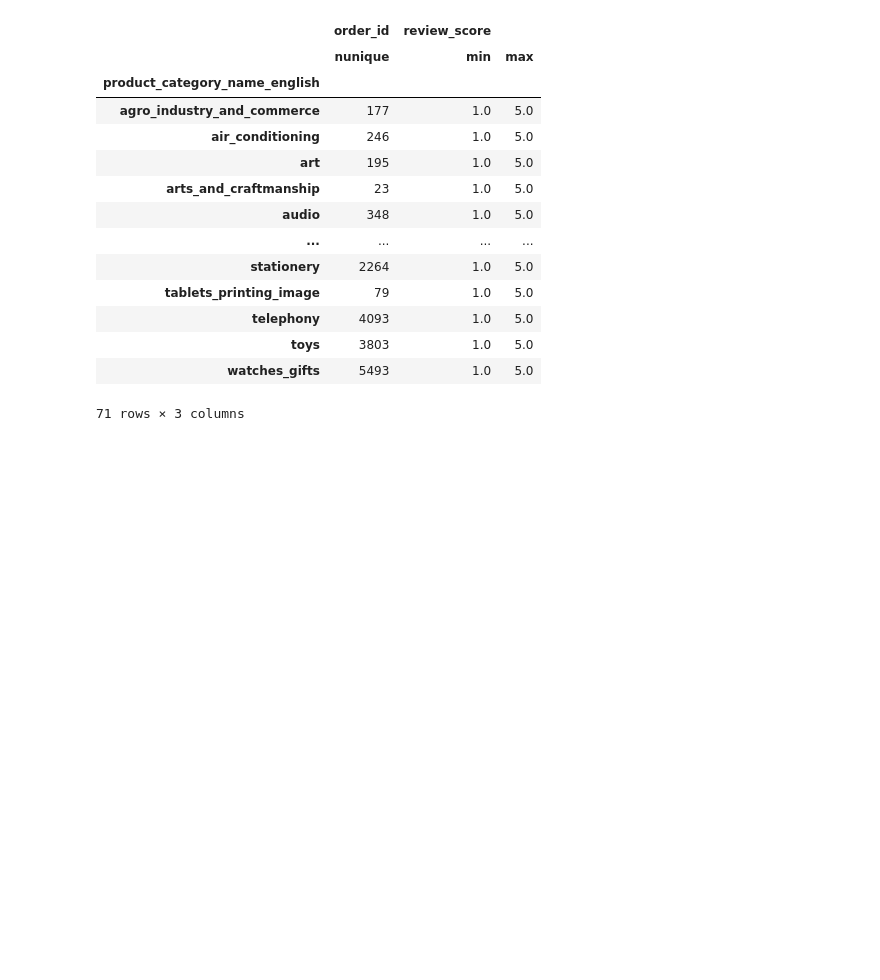
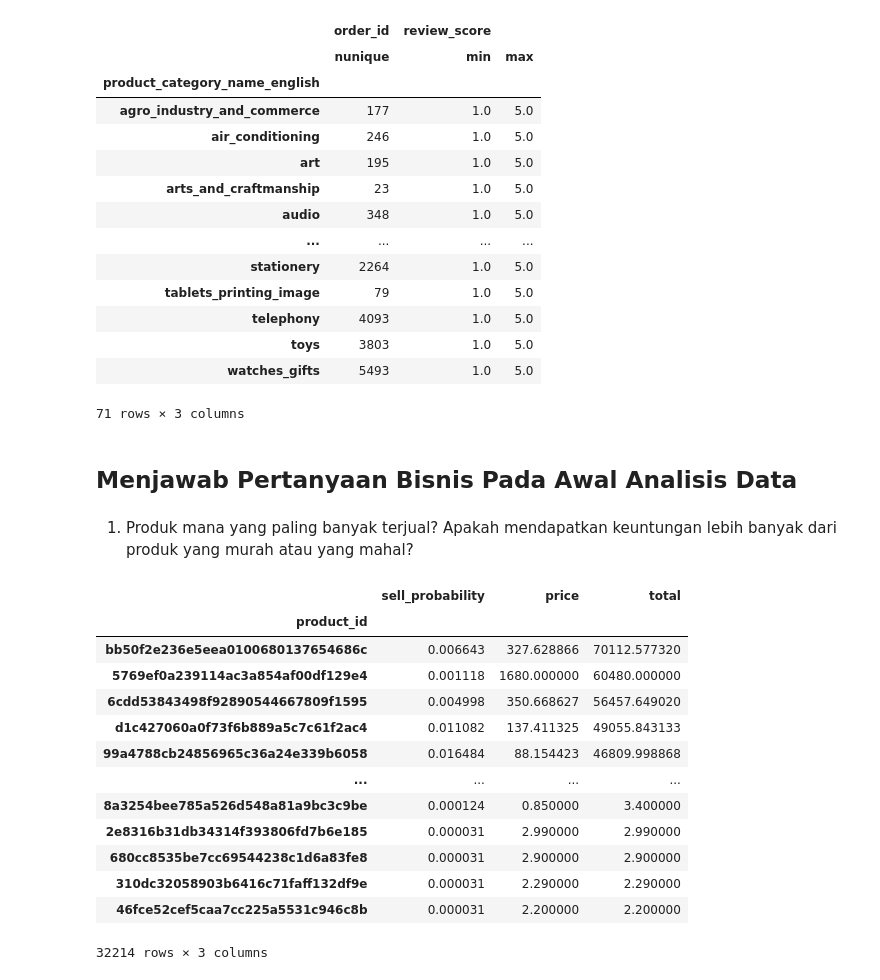
Before and after one commit to RafiyatnSandya/Data-Analyst-Dicoding, a Jupyter notebook: notebook.ipynb, the cells around one changed output. Saved outputs shown, nothing was run; the diff lists cells and outputs as text; code cells hidden in the pictures; blank space fills up the shorter version.

```diff
--- a/notebook.ipynb
+++ b/notebook.ipynb
@@ -801,3 +807,32 @@ all_data.groupby(by="product_category_name_english").agg({
 # %%
 output_csv_path = "drive/MyDrive/asli_git/data/df.csv"
 all_data_df.to_csv(output_csv_path, index=False)
+# %% [markdown]
+## Menjawab Pertanyaan Bisnis Pada Awal Analisis Data
+# %% [markdown]
+1. Produk mana yang paling banyak terjual? Apakah mendapatkan keuntungan lebih banyak dari produk yang murah atau yang mahal?
+# %%
+items_product = data['items'].merge(data['products'], on= 'product_id', how= 'inner')
+orders_ip = data['orders'].merge(items_product, on='order_id', how='inner')
+
+# pivot table aggregating by # of items bought and mean of price ('will be the same')
+product_revenue = orders_ip.pivot_table(index=['product_id'], aggfunc= {'order_item_id': 'sum', 'price':'mean'})
+product_revenue['total'] = product_revenue['order_item_id'] * product_revenue['price']
+product_revenue.rename(columns={'order_item_id':'sell_probability'}, inplace= True)
+product_revenue['sell_probability'] = product_revenue['sell_probability'] / len(product_revenue)
+product_revenue.sort_values(by='total', ascending= False)
+# %% [output]
+|  | sell_probability | price | total |
+| product_id |  |  |  |
+| bb50f2e236e5eea0100680137654686c | 0.006643 | 327.628866 | 70112.577320 |
+| 5769ef0a239114ac3a854af00df129e4 | 0.001118 | 1680.000000 | 60480.000000 |
+| 6cdd53843498f92890544667809f1595 | 0.004998 | 350.668627 | 56457.649020 |
+| d1c427060a0f73f6b889a5c7c61f2ac4 | 0.011082 | 137.411325 | 49055.843133 |
+| 99a4788cb24856965c36a24e339b6058 | 0.016484 | 88.154423 | 46809.998868 |
+| ... | ... | ... | ... |
+| 8a3254bee785a526d548a81a9bc3c9be | 0.000124 | 0.850000 | 3.400000 |
+| 2e8316b31db34314f393806fd7b6e185 | 0.000031 | 2.990000 | 2.990000 |
+| 680cc8535be7cc69544238c1d6a83fe8 | 0.000031 | 2.900000 | 2.900000 |
+| 310dc32058903b6416c71faff132df9e | 0.000031 | 2.290000 | 2.290000 |
+| 46fce52cef5caa7cc225a5531c946c8b | 0.000031 | 2.200000 | 2.200000 |
+32214 rows × 3 columns
```
Also changed, not shown: parts of 20 cells of this notebook, 2 other files.
